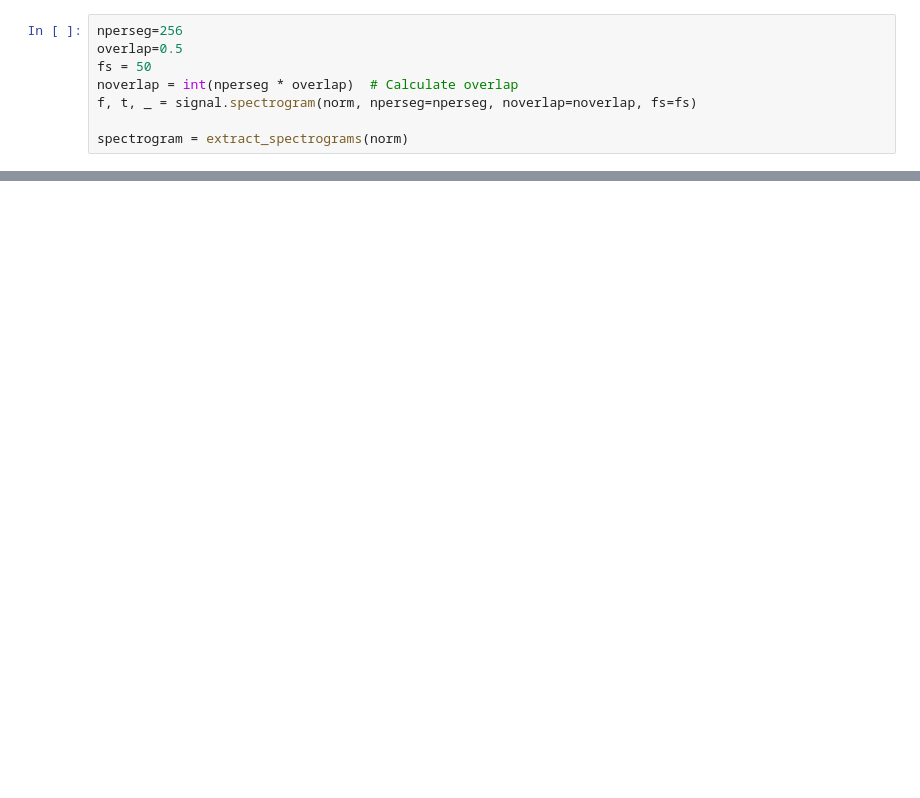
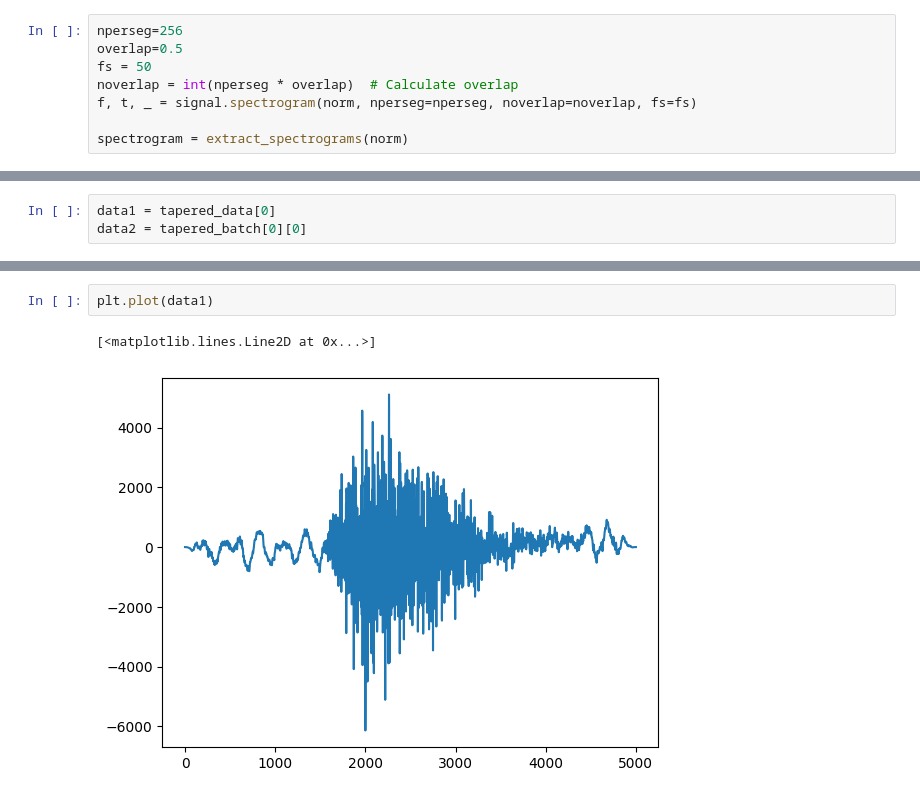
Before and after one commit to Akashkharita/PNW_Seismic_Event_Classification, a Jupyter notebook: deep_learning/comparing_with_seisbench.ipynb, the cells around one changed output, grey strips where cells are left out. Saved outputs shown, nothing was run; the diff lists cells and outputs as text; blank space fills up the shorter version.

```diff
--- a/deep_learning/comparing_with_seisbench.ipynb
+++ b/deep_learning/comparing_with_seisbench.ipynb
@@ -359,0 +490,3 @@ tensor([[3.8004e-01, 1.9455e-03, 2.6155e-04, 6.1776e-01]], device='cuda:0',
+# %%
+data1 = tapered_data[0]
+data2 = tapered_batch[0][0]
@@ -359,0 +502,5 @@ tensor([[3.8004e-01, 1.9455e-03, 2.6155e-04, 6.1776e-01]], device='cuda:0',
+# %%
+plt.plot(data1)
+# %% [output]
+[<matplotlib.lines.Line2D at 0x...>]
+[figure, added]
```
Also changed, not shown: parts of 23 cells of this notebook.
